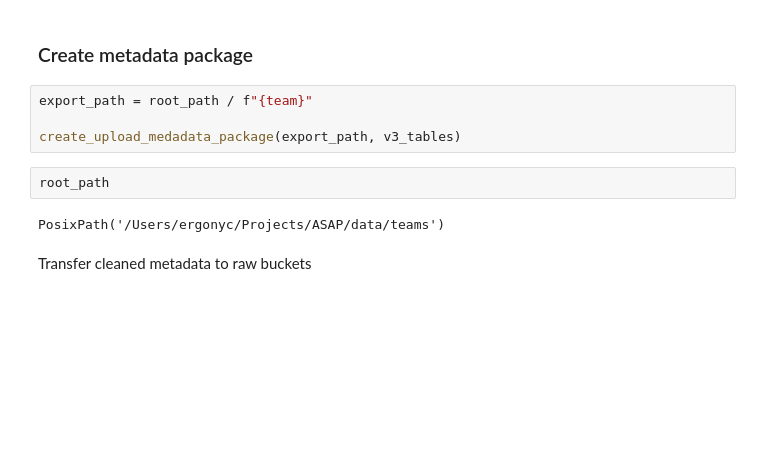
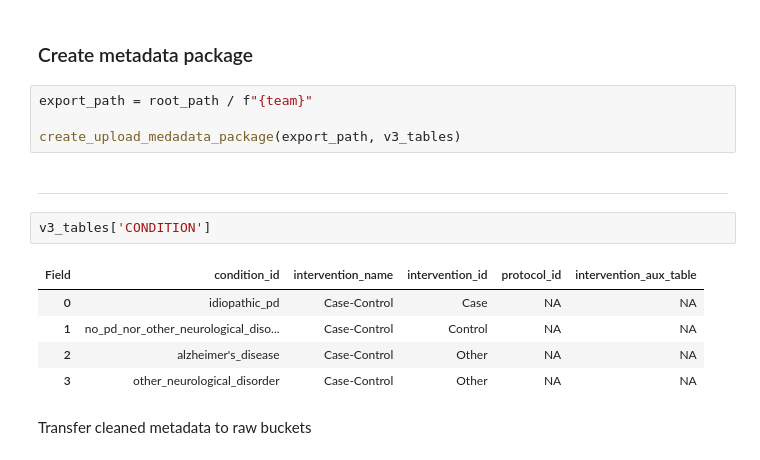
Before and after one commit to ASAP-CRN/crn-utils, a Jupyter notebook: hardy_sc_pmdbs.ipynb, the cells around one changed output. Saved outputs shown, nothing was run; the diff lists cells and outputs as text; blank space fills up the shorter version.

```diff
--- a/hardy_sc_pmdbs.ipynb
+++ b/hardy_sc_pmdbs.ipynb
@@ -474,10 +474,16 @@ STUDY
 export_path = root_path / f"{team}"
 
 create_upload_medadata_package(export_path, v3_tables)
-# %%
-root_path
-# %% [output]
-PosixPath('/Users/ergonyc/Projects/ASAP/data/teams')
+# %% [markdown]
+________
+# %%
+v3_tables['CONDITION']
+# %% [output]
+| Field | condition_id | intervention_name | intervention_id | protocol_id | intervention_aux_table |
+| 0 | idiopathic_pd | Case-Control | Case | NA | NA |
+| 1 | no_pd_nor_other_neurological_diso... | Case-Control | Control | NA | NA |
+| 2 | alzheimer's_disease | Case-Control | Other | NA | NA |
+| 3 | other_neurological_disorder | Case-Control | Other | NA | NA |
 # %% [markdown]
 Transfer cleaned metadata to raw buckets
 # %% [markdown]
```
Also changed, not shown: parts of 5 cells of this notebook, 8 other files.
